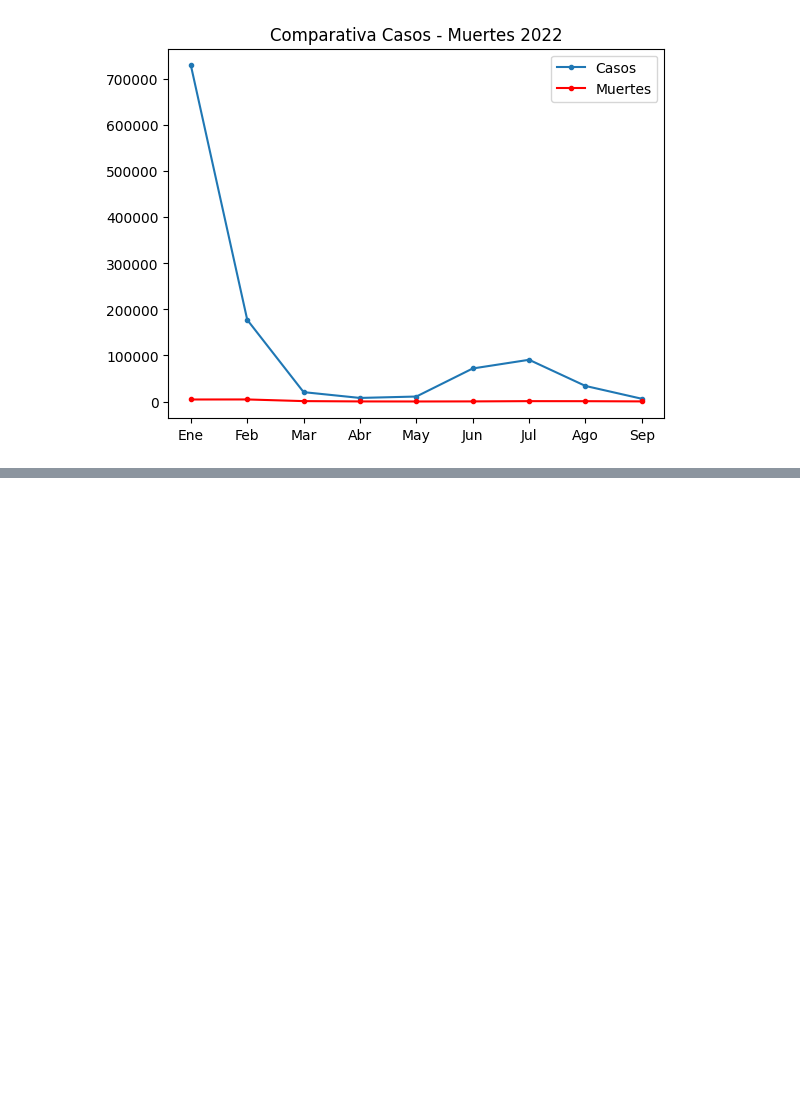
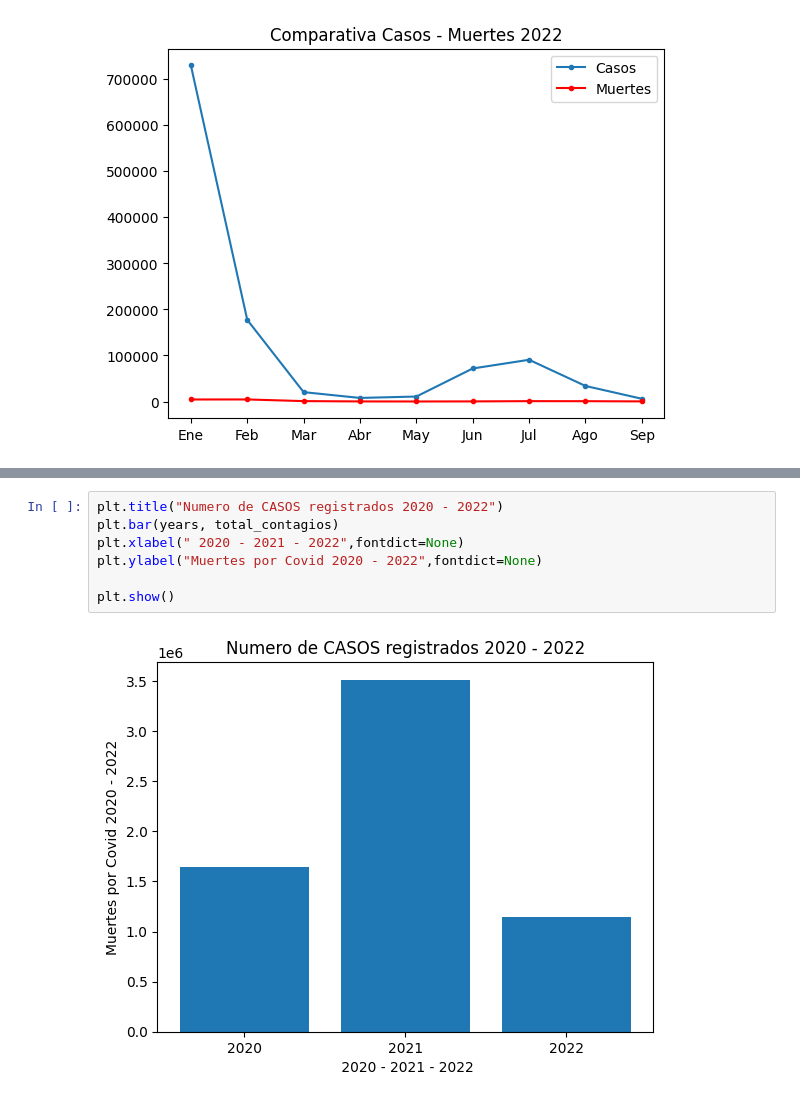
Before and after one commit to mdelacruz999/pythonProject, a Jupyter notebook: main.ipynb, the cells around one changed output, grey strips where cells are left out. Cells and saved outputs as stored; diff of their text form; blank space fills up the shorter version.

```diff
--- a/main.ipynb
+++ b/main.ipynb
@@ -416,0 +447,9 @@ plt.show()
+# %%
+plt.title("Numero de CASOS registrados 2020 - 2022")
+plt.bar(years, total_contagios)
+plt.xlabel(" 2020 - 2021 - 2022",fontdict=None)
+plt.ylabel("Muertes por Covid 2020 - 2022",fontdict=None)
+
+plt.show()
+# %% [output]
+[figure, added]
```
Also changed, not shown: parts of 5 cells of this notebook.
